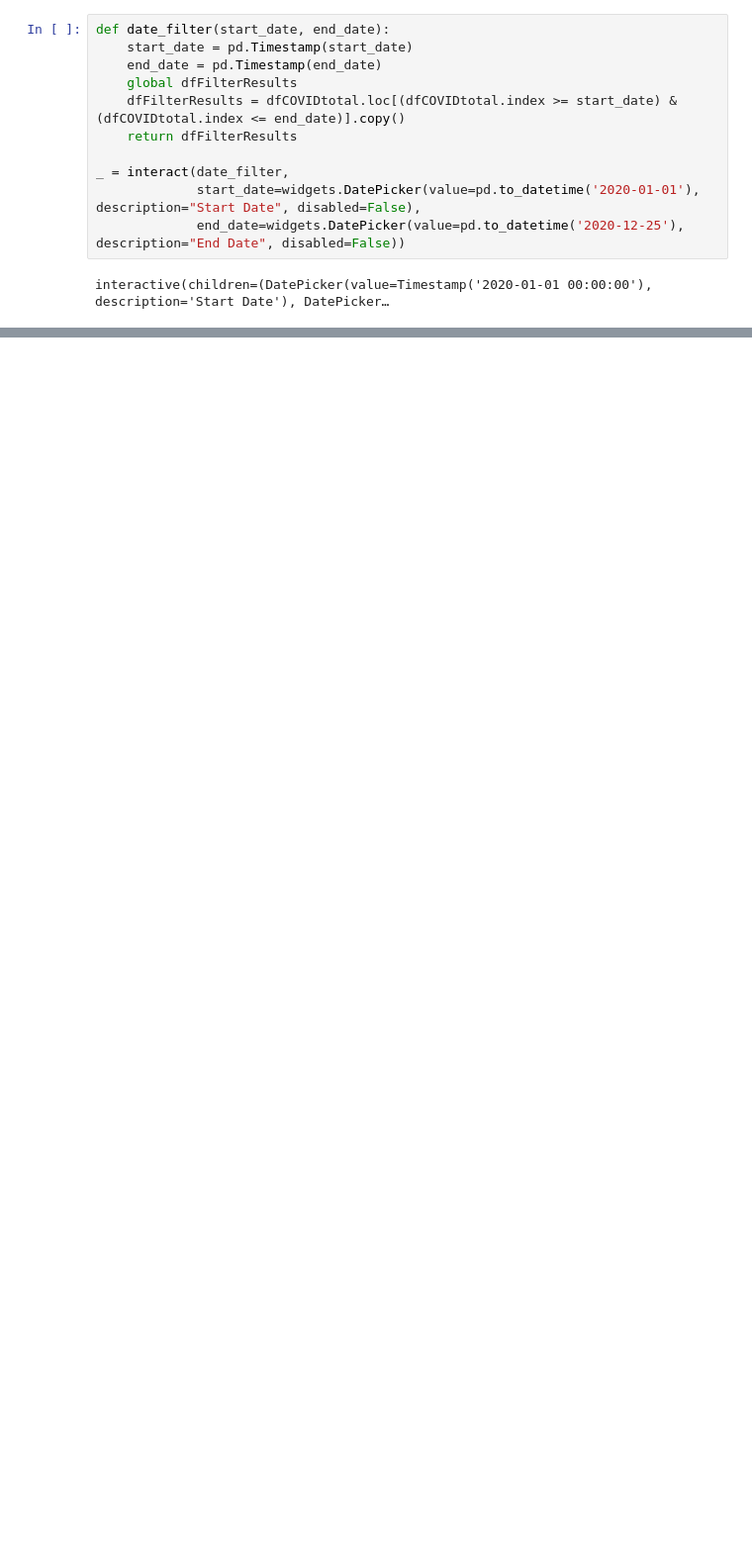
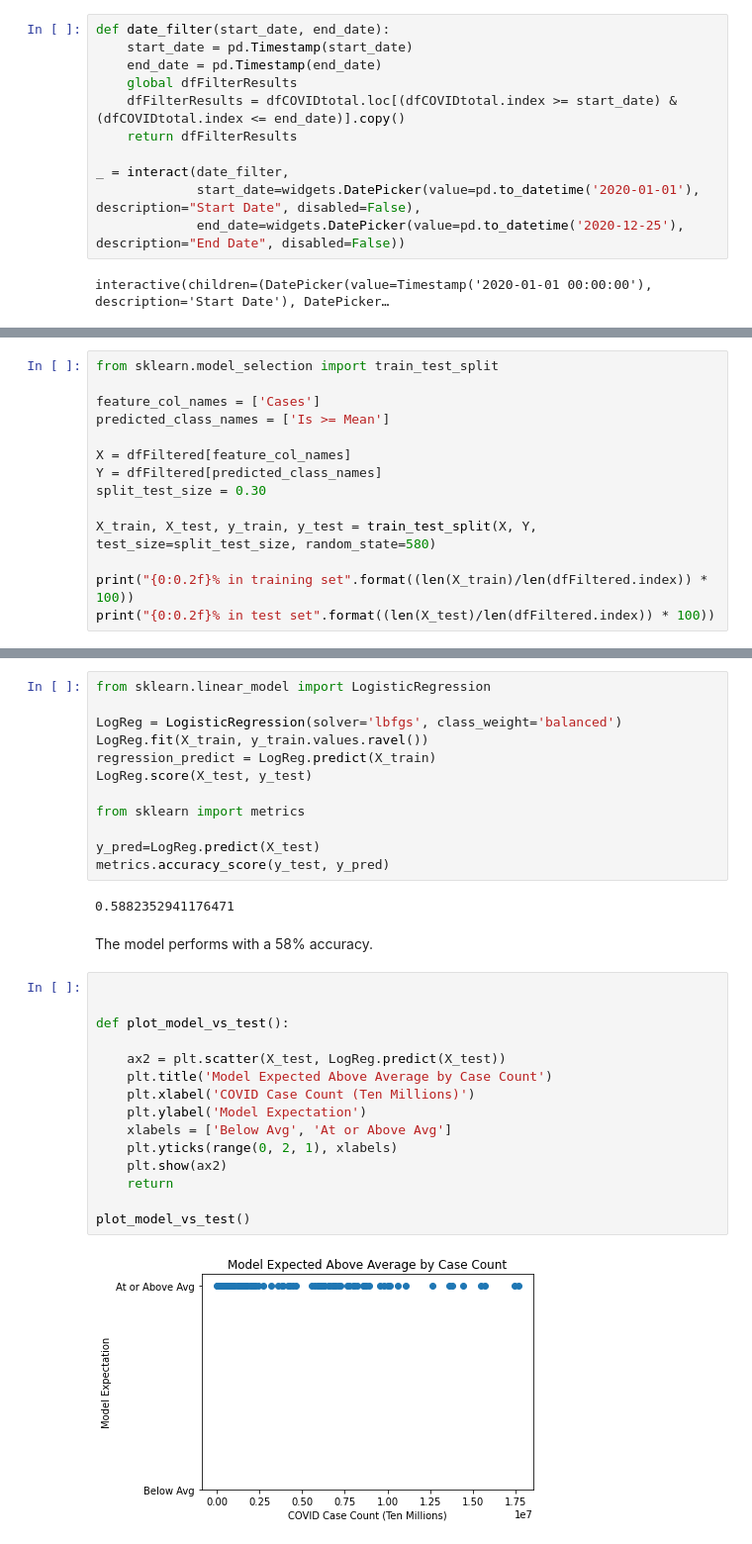
Before and after one commit to hansolo580/lukewilley, a Jupyter notebook: data/notebook.ipynb, the cells around one changed output, grey strips where cells are left out. Shown: that part at 99% size. Cells and saved outputs as stored; diff of their text form; blank space fills up the shorter version.

```diff
--- a/data/notebook.ipynb
+++ b/data/notebook.ipynb
@@ -276,0 +271,14 @@ ModuleNotFoundError: No module named 'anvil.server'
+# %%
+from sklearn.model_selection import train_test_split
+
+feature_col_names = ['Cases']
+predicted_class_names = ['Is >= Mean']
+
+X = dfFiltered[feature_col_names]
+Y = dfFiltered[predicted_class_names]
+split_test_size = 0.30
+
+X_train, X_test, y_train, y_test = train_test_split(X, Y, test_size=split_test_size, random_state=580)
+
+print("{0:0.2f}% in training set".format((len(X_train)/len(dfFiltered.index)) * 100))
+print("{0:0.2f}% in test set".format((len(X_test)/len(dfFiltered.index)) * 100))
@@ -276,0 +290,33 @@ ModuleNotFoundError: No module named 'anvil.server'
+# %%
+from sklearn.linear_model import LogisticRegression
+
+LogReg = LogisticRegression(solver='lbfgs', class_weight='balanced')
+LogReg.fit(X_train, y_train.values.ravel())
+regression_predict = LogReg.predict(X_train)
+LogReg.score(X_test, y_test)
+
+from sklearn import metrics
+
+y_pred=LogReg.predict(X_test)
+metrics.accuracy_score(y_test, y_pred)
+# %% [output]
+0.5882352941176471
+# %% [markdown]
+The model performs with a 58% accuracy.
+# %%
+
+
+def plot_model_vs_test():
+
+    ax2 = plt.scatter(X_test, LogReg.predict(X_test))
+    plt.title('Model Expected Above Average by Case Count')
+    plt.xlabel('COVID Case Count (Ten Millions)')
+    plt.ylabel('Model Expectation')
+    xlabels = ['Below Avg', 'At or Above Avg']
+    plt.yticks(range(0, 2, 1), xlabels)
+    plt.show(ax2)
+    return
+
+plot_model_vs_test()
+# %% [output]
+[figure, added]
```
Also changed, not shown: parts of 30 cells of this notebook, 2 other files.
